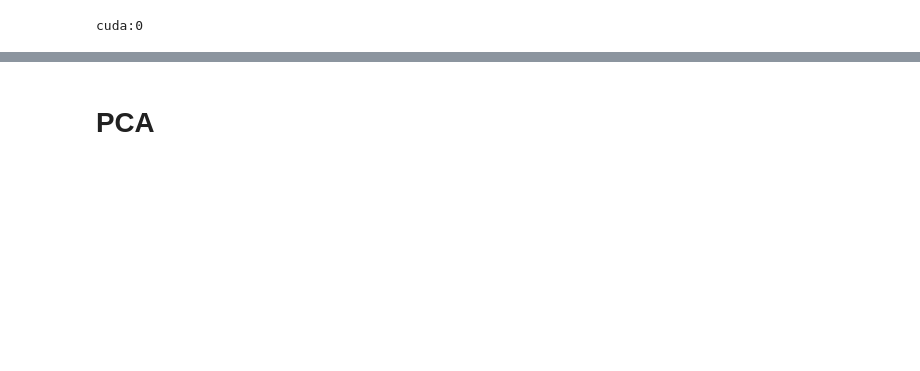
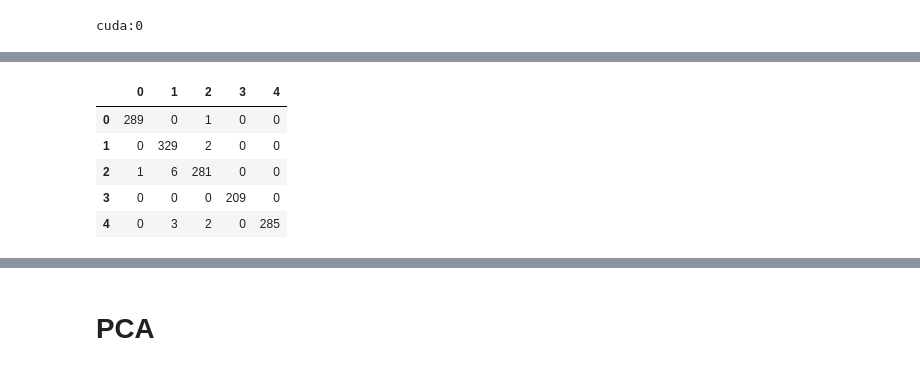
Before and after one commit to TheOneCodeGuy/AutoAssociationNN-RBM-AutoEncoders, a Jupyter notebook: Q1.ipynb, the cells around one changed output, grey strips where cells are left out. Saved outputs shown, nothing was run; the diff lists cells and outputs as text; code cells hidden in the pictures; blank space fills up the shorter version.

```diff
--- a/Q1.ipynb
+++ b/Q1.ipynb
@@ -95,7 +95,7 @@ cuda:0
 # %%
 ae1 = AutoEncoder(828, [500, 300, 500])
 ae1 = ae1.to(device)
-optimizer1 = optim.SGD(ae1.parameters(), lr=0.001, momentum=0.9)
+optimizer1 = optim.SGD(ae1.parameters(), lr=0.0001, momentum=0.9)
 # %%
 old_loss = np.inf
 
@@ -240,0 +253,20 @@ Finished Training
+# %%
+with torch.no_grad():
+
+    test_loss = 0.0
+    y_test = []
+    y_test_pred = []
+
+    for data in trainloader:
+
+        X, y = data[0].to(device), data[1].to(device)
+        Z = ae1.get_z(X)
+        y_hat = classifier(Z)
+        test_loss += criterion(y_hat, y)
+
+        y_test.extend(list(y.cpu().detach().numpy()))
+        y_test_pred.extend(list(torch.argmax(y_hat, axis=1).cpu().detach().numpy()))
+
+print('Train Loss =', test_loss.item())
+pd.DataFrame(confusion_matrix(y_test, y_test_pred))
+# %% [output]
@@ -241,3 +274,9 @@ Finished Training
+|  | 0 | 1 | 2 | 3 | 4 |
+| 0 | 289 | 0 | 1 | 0 | 0 |
+| 1 | 0 | 329 | 2 | 0 | 0 |
+| 2 | 1 | 6 | 281 | 0 | 0 |
+| 3 | 0 | 0 | 0 | 209 | 0 |
+| 4 | 0 | 3 | 2 | 0 | 285 |
 # %%
 with torch.no_grad():
 
```
Also changed, not shown: parts of 13 cells of this notebook.
